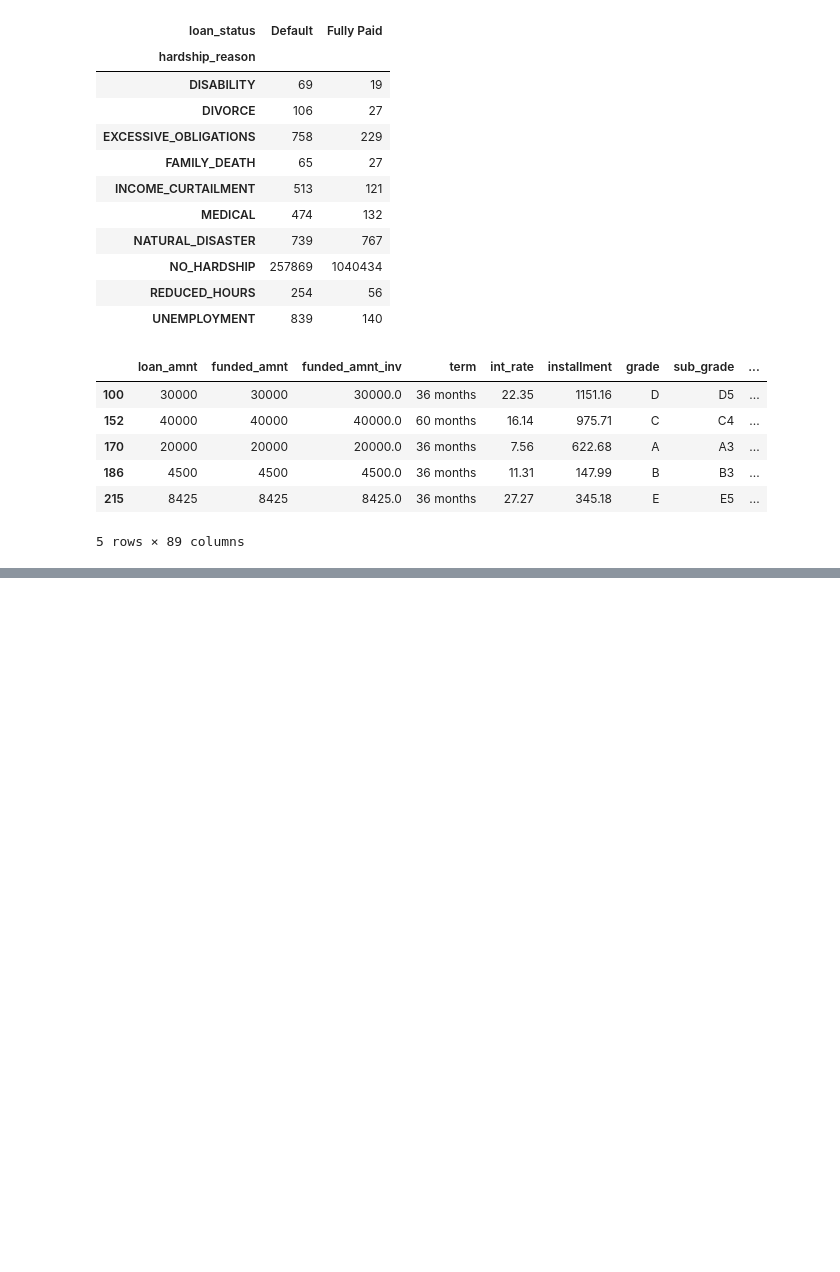
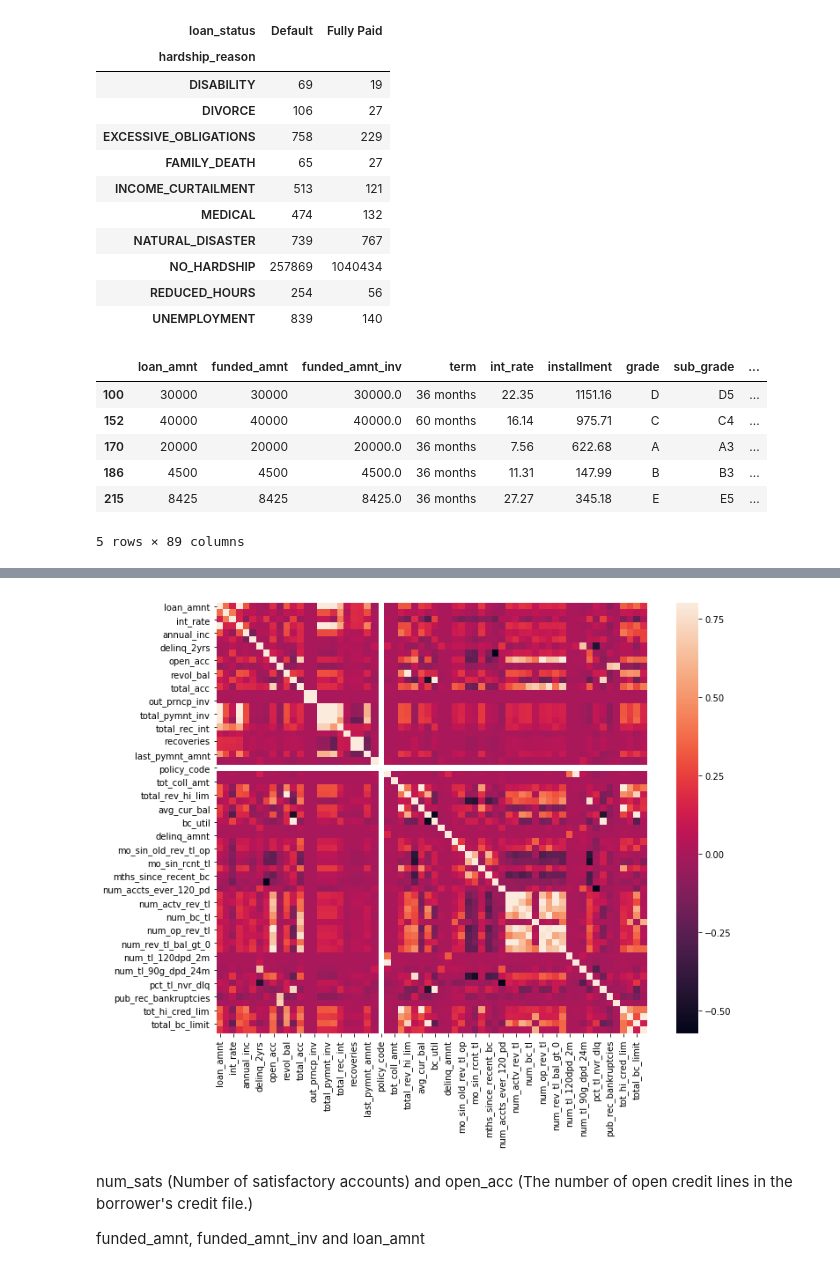
Before and after one commit to kasiakry/MLBigDataset, a Jupyter notebook: lending_club.ipynb, the cells around one changed output, grey strips where cells are left out. Saved outputs shown, nothing was run; the diff lists cells and outputs as text; code cells hidden in the pictures; blank space fills up the shorter version.

```diff
--- a/lending_club.ipynb
+++ b/lending_club.ipynb
@@ -143,0 +162,4 @@ data1.head(5)
+# %%
+object_cols = list(data1.columns[data1.dtypes == "object"])
+for col in object_cols:
+    data1[col] = data1[col].astype('category')
@@ -143,0 +186,10 @@ data1.head(5)
+# %%
+corrmat = data1.corr()
+f, ax = plt.subplots(figsize=(12, 9))
+sns.heatmap(corrmat, vmax=.8, square=True);
+# %% [output]
+[figure, added]
+# %% [markdown]
+num_sats (Number of satisfactory accounts) and open_acc (The number of open credit lines in the borrower's credit file.)
+
+funded_amnt, funded_amnt_inv and loan_amnt
```
Also changed, not shown: parts of 4 cells of this notebook.
